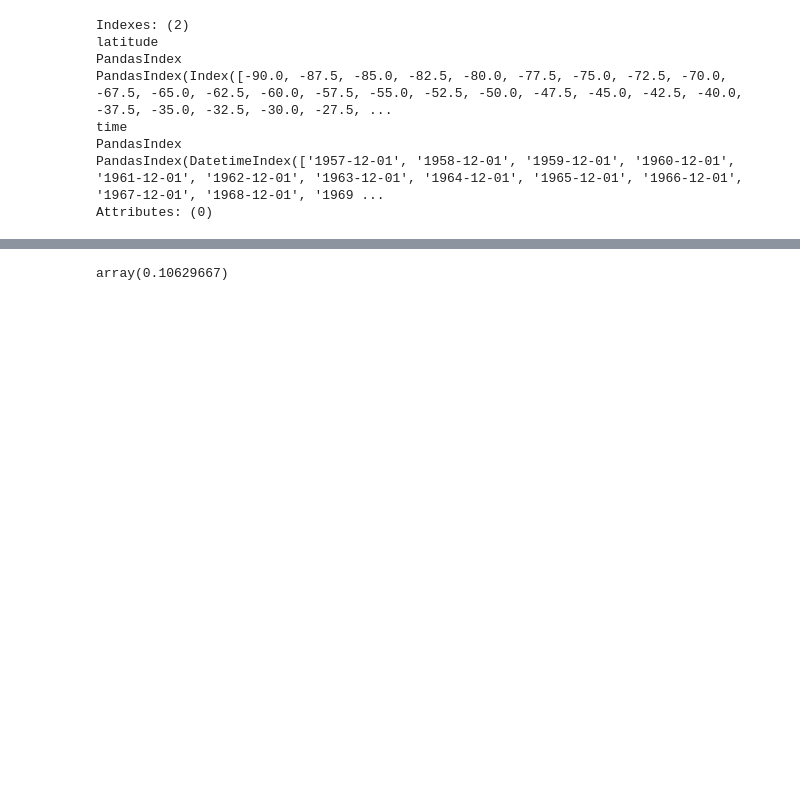
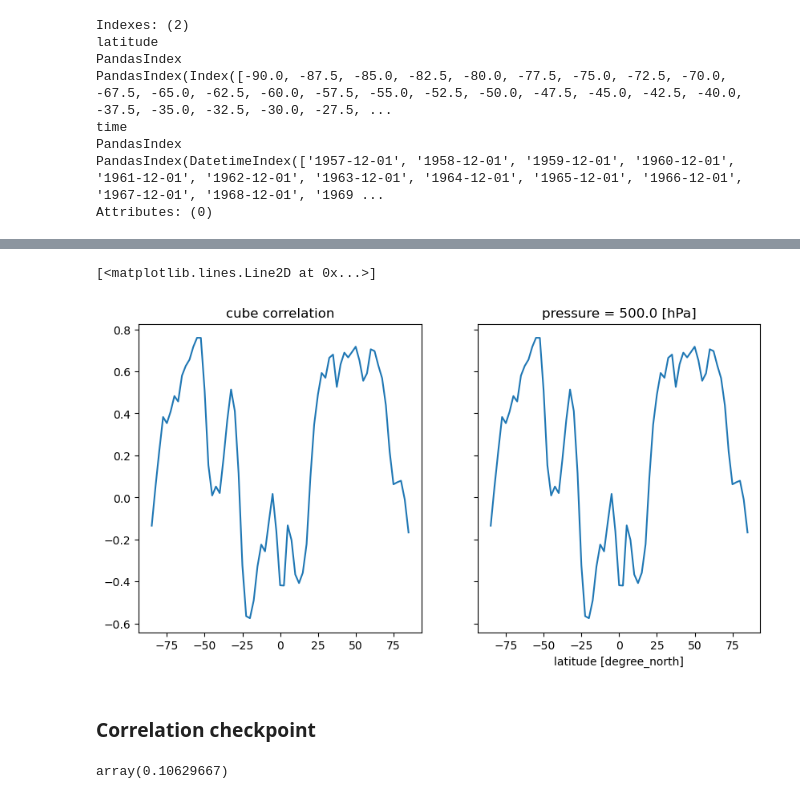
Before and after one commit to Caturrell/eddy_feedback, a Jupyter notebook: reproduce/saffin_2024/code/xarray_efp.ipynb, the cells around one changed output, grey strips where cells are left out. Drawn from its saved outputs; the diff is of its cells as text; code cells hidden in the pictures; blank space fills up the shorter version.

```diff
--- a/reproduce/saffin_2024/code/xarray_efp.ipynb
+++ b/reproduce/saffin_2024/code/xarray_efp.ipynb
@@ -75,10 +102,13 @@ Attributes: (0)
 # %%
-# take seasonal average
-ds = ds.resample(time='QS-DEC').mean('time')
-ds = ds.sel(time=ds.time.dt.month.isin([12]))
-ds = ds.where(ds.time.dt.year < 2016, drop=True)
-ds = ds.sel(pressure=500.)
-ds
+# resample data to start 1st Dec
+seasonal = ds.resample(time='QS-DEC').mean('time')
+
+# take winter season of set and cut off last 'season'
+seasonal = seasonal.sel(time=seasonal.time.dt.month.isin([12]))
+seasonal = seasonal.where(seasonal.time.dt.year < 2016, drop=True)
+
+seasonal = seasonal.sel(pressure=500.)
+seasonal
 # %% [output]
 <xarray.Dataset> Dimensions: (time: 59, latitude: 73) Coordinates: pressure float32 500.0 * latitude (latitude) float32 -90.0 -87.5 -85.0 -82.5 ... 82.5 85.0 87.5 90.0 * time (time) datetime64[ns] 195 ...
 xarray.Dataset
@@ -180,0 +167,17 @@ Attributes:
+# %%
+# define xarray DataArrays
+ubar = seasonal.ubar
+div1 = seasonal.div1_pr
+
+# convert xarray to iris cubes
+cube_ubar = djf.ubar.to_iris()
+cube_div1 = djf.div1_pr.to_iris()
+
+# slice at 500hPa
+cube_ubar = cube_ubar.extract(iris.Constraint(air_pressure=500.))
+cube_div1 = cube_div1.extract(iris.Constraint(air_pressure=500.))
+
+# calculate seasonal mean (needs to be subsetted to DJF already)
+span = dt.timedelta(days=28)
+cube_ubar = saff.seasonal_mean(cube_ubar, span)
+cube_div1 = saff.seasonal_mean(cube_div1, span)
@@ -180,0 +193,18 @@ Attributes:
+# %%
+r_cube = iris.analysis.stats.pearsonr(cube_div1, cube_ubar, corr_coords="season_year")
+
+r = xr.corr(div1, ubar, dim='time')
+
+# np.errstate(divide='ignore',invalid='ignore')
+# %%
+fig, (ax1, ax2) = plt.subplots(ncols=2, figsize=(10,5), sharey=True)
+
+ax1.plot(r_cube.coord('latitude').points, r_cube.data)
+ax1.set_title('cube correlation')
+
+r.plot(ax=ax2)
+# %% [output]
+[<matplotlib.lines.Line2D at 0x...>]
+[figure, added]
+# %% [markdown]
+### Correlation checkpoint
```
Also changed, not shown: parts of 13 cells of this notebook, 2 other files.
